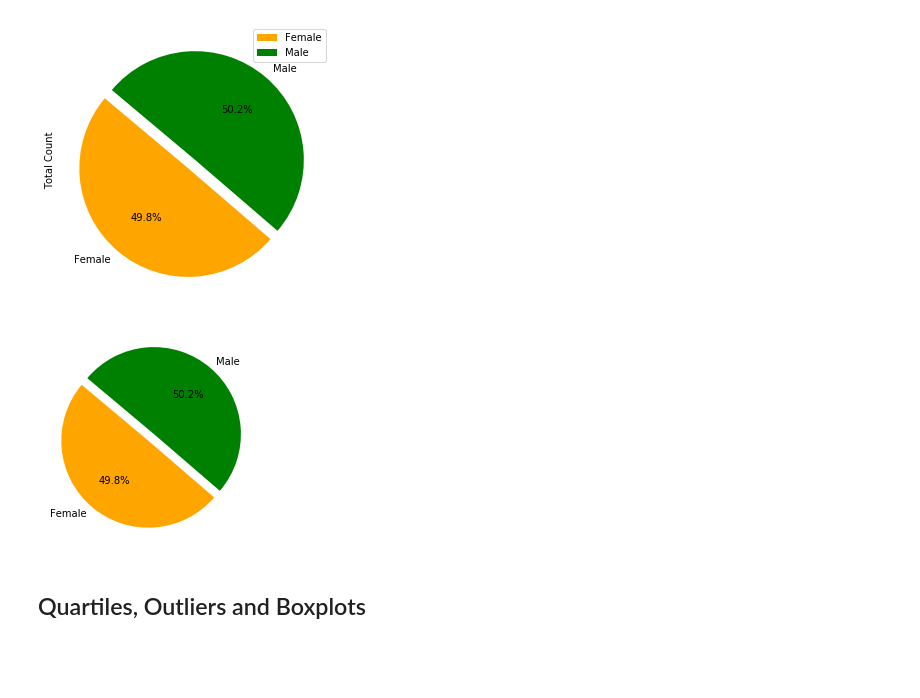
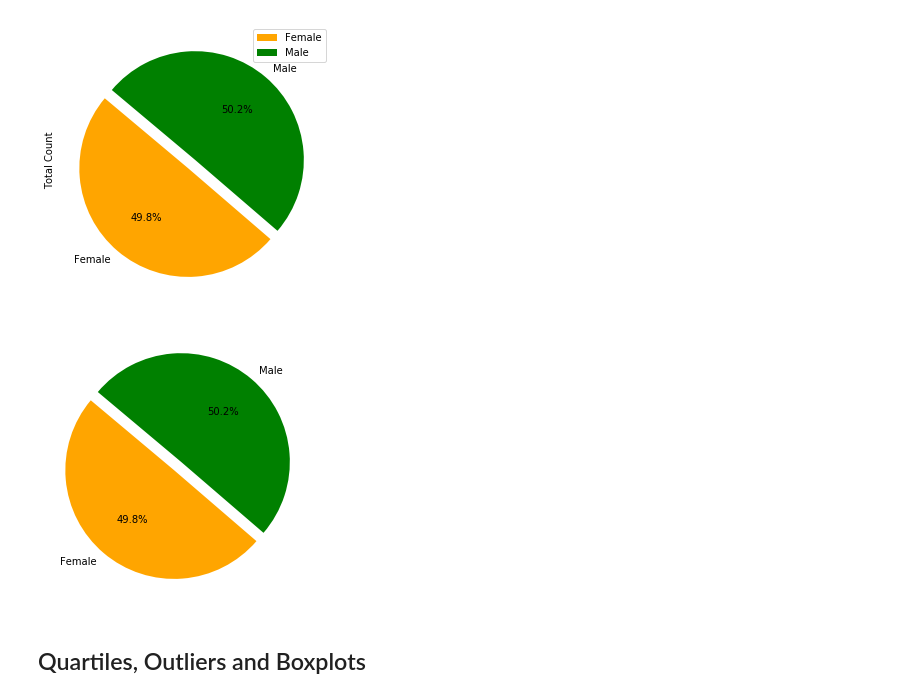
Before and after one commit to vasudhanair/Matplotlib-Challenge, a Jupyter notebook: Pymaceuticals/pymaceuticals.ipynb, the cells around one changed output. Cells and saved outputs as stored; diff of their text form; code cells hidden in the pictures; blank space fills up the shorter version.

```diff
--- a/Pymaceuticals/pymaceuticals.ipynb
+++ b/Pymaceuticals/pymaceuticals.ipynb
@@ -246,21 +239,22 @@ plot = mouse_gender.plot.pie(y='Total Count',figsize=(5,5), colors = colors, sta
 # %%
 # Generate a pie plot showing the distribution of female versus male mice using pyplot
 # labels
 labels= ["Female","Male"]
 
 # List values of each section of pie chart
 sizes=[124,125]
 
 # Set colors for each section of pie
 colours =['orange','green']
 
 # Section of the pie to be detached
 explode= [0.1,0]
 
 # Create pie chart based on the values
-plt.pie (sizes, explode=explode, labels=labels, colors=colors, autopct="%1.1f%%", shadow=False, startangle=140)
+fig1, ax1 = plt.subplots(figsize=(5, 5))
+plt.pie (sizes, explode=explode,labels=labels, colors=colors, autopct="%1.1f%%", shadow=False, startangle=140)
 plt.show()
 # %% [output]
-[figure, old version]
+[figure, new version]
 # %% [markdown]
 ## Quartiles, Outliers and Boxplots
```
Also changed, not shown: parts of 12 cells of this notebook.
